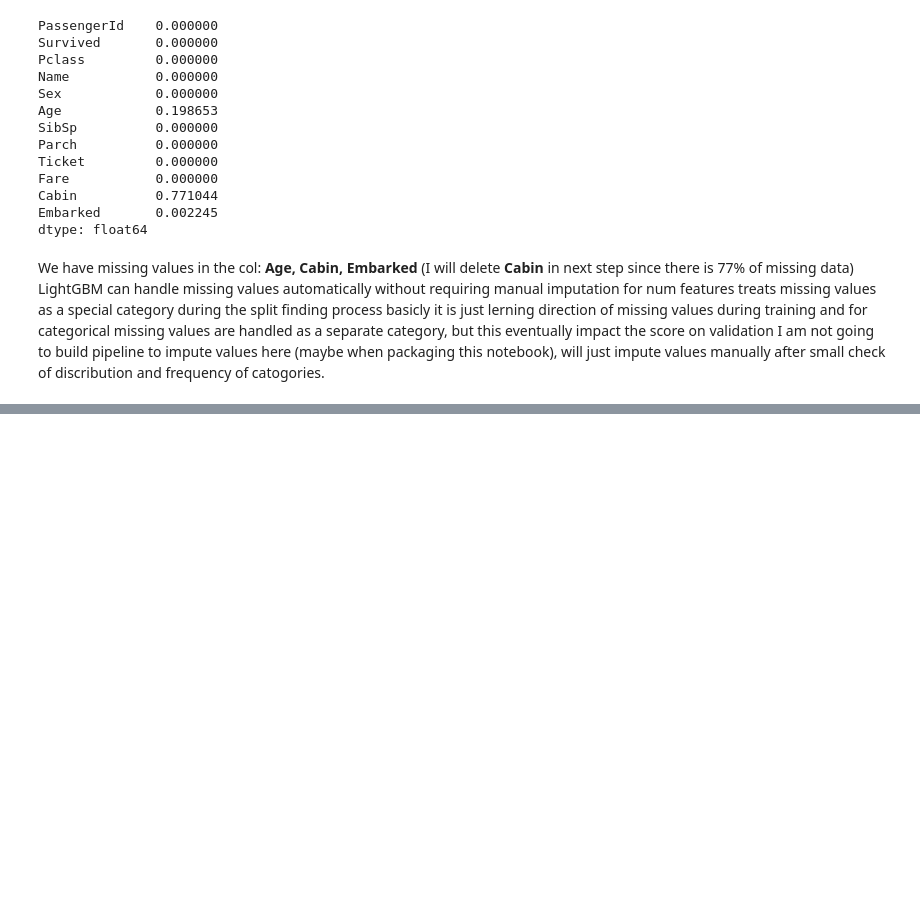
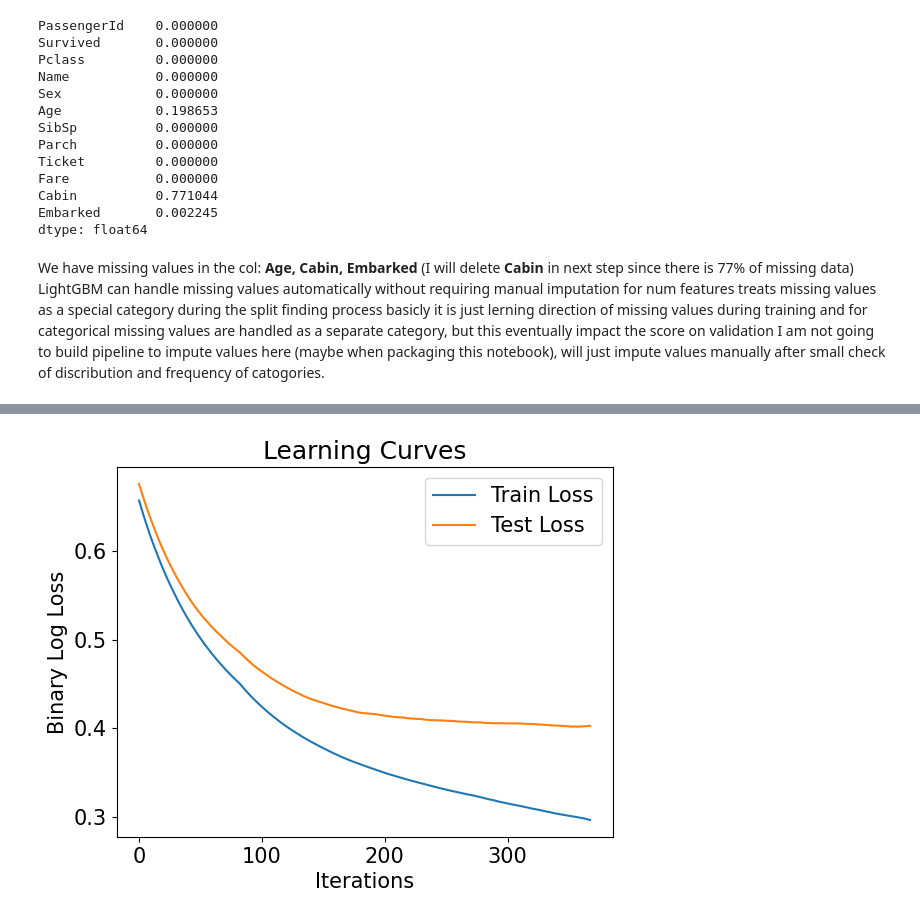
Before and after one commit to AnriiGegliuk/challenge_GA, a Jupyter notebook: notebooks/modeling.ipynb, the cells around one changed output, grey strips where cells are left out. Cells and saved outputs as stored; diff of their text form; code cells hidden in the pictures; blank space fills up the shorter version.

```diff
--- a/notebooks/modeling.ipynb
+++ b/notebooks/modeling.ipynb
@@ -68,0 +132,10 @@ LightGBM can handle missing values automatically without requiring manual imputa
+# %%
+X = train_df.drop(['Survived', 'Name', 'Ticket', 'Cabin', 'PassengerId', 'Parch'], axis=1)
+y = train_df['Survived']
+# %%
+X_train, X_test, y_train, y_test = train_test_split(X, y, test_size=0.2, random_state=42)
+# %%
+categorical_cols = ["Sex", "Embarked"]
+encoder = OrdinalEncoder()
+X_train[categorical_cols] = encoder.fit_transform(X_train[categorical_cols])
+X_test[categorical_cols] = encoder.transform(X_test[categorical_cols])
@@ -68,0 +161,12 @@ LightGBM can handle missing values automatically without requiring manual imputa
+# %%
+model = lgbm.LGBMClassifier(objective='binary',
+                            num_leaves=20,
+                            learning_rate=0.01,
+                            n_estimators=400)
+
+model.fit(X_train,
+          y_train,
+          eval_set = [(X_train, y_train), (X_test, y_test)],  # to plot learning curve on next step
+          eval_names = ["train", "test"], # to plot learning curve on next step
+          eval_metric = "binary_logloss",
+          callbacks = [lgbm.early_stopping(stopping_rounds=10)])
@@ -68,0 +187,13 @@ LightGBM can handle missing values automatically without requiring manual imputa
+# %%
+train_loss = model.evals_result_["train"]["binary_logloss"]
+test_loss = model.evals_result_["test"]["binary_logloss"]
+
+plt.plot(train_loss, label="Train Loss")
+plt.plot(test_loss, label="Test Loss")
+plt.xlabel("Iterations")
+plt.ylabel("Binary Log Loss")
+plt.title("Learning Curves")
+plt.legend()
+plt.show()
+# %% [output]
+[figure, added]
```
Also changed, not shown: parts of 17 cells of this notebook.
